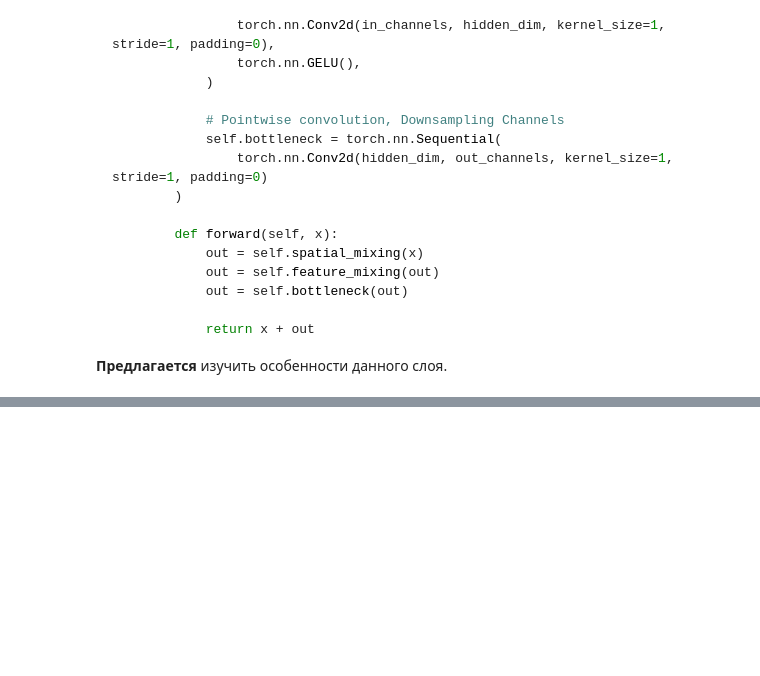
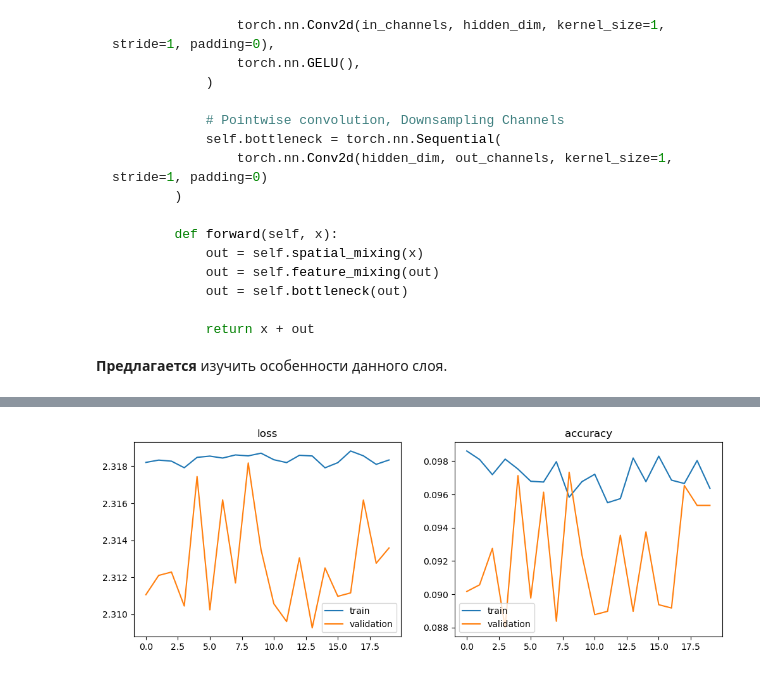
Before and after one commit to millcake666/cv-7-sem, a Jupyter notebook: task_4/WS4_Make_CNN_Better.ipynb, the cells around one changed output, grey strips where cells are left out. Drawn from its saved outputs; the diff is of its cells as text; code cells hidden in the pictures; blank space fills up the shorter version.

```diff
--- a/task_4/WS4_Make_CNN_Better.ipynb
+++ b/task_4/WS4_Make_CNN_Better.ipynb
@@ -829,0 +1153,38 @@ __Предлагается__ изучить особенности данног
+# %%
+model = LeNet(3, 10, dropout=0.5)
+summary(model, input_size=(1, 3, 32, 32))
+
+EPOCHS = 20
+train_loss = torch.zeros(EPOCHS)
+valid_loss = torch.zeros(EPOCHS)
+train_acc  = torch.zeros(EPOCHS)
+valid_acc  = torch.zeros(EPOCHS)
+best_valid_loss = float('inf')
+best_epoch = 0
+
+for epoch in trange(EPOCHS, desc="Epochs"):
+    start_time = time.monotonic()
+    train_loss[epoch], train_acc[epoch] = train(model,
+                                                trainloader,
+                                                optimizer,
+                                                criterion,
+                                                metric,
+                                                device)
+    scheduler.step()
+    valid_loss[epoch], valid_acc[epoch] = evaluate(model,
+                                                   validloader,
+                                                   criterion,
+                                                   metric,
+                                                   device)
+    if valid_loss[epoch] < best_valid_loss:
+        best_valid_loss = valid_loss[epoch]
+        best_epoch = epoch
+        torch.save(model.state_dict(), 'best_convnext_model.pt')
+    epoch_mins, epoch_secs = epoch_time(start_time, time.monotonic())
+    if epoch % 2 == 1:
+        print(f'Epoch: {epoch + 1:02} | Epoch Time: {epoch_mins}m {epoch_secs}s')
+        print(f'\tTrain Loss: {train_loss[epoch]:.3f} | Train Acc: {train_acc[epoch] * 100:.2f}%')
+        print(f'\t Val. Loss: {valid_loss[epoch]:.3f} |  Val. Acc: {valid_acc[epoch] * 100:.2f}%')
+
+plot_results(train_loss, valid_loss, train_acc, valid_acc)
+# %% [output]
@@ -830,3 +1221,4 @@ __Предлагается__ изучить особенности данног
+[figure, added]
 # %% [markdown]
 __4.__ Часто к стандартным блокам сверточной сети добовляют блоки внимания, одна из самых простых реализаций такого блока, в тоже время одна из лучших реализаций блока - это `Squeeze and excitation block`. [Типичная структура](https://amaarora.github.io/posts/2020-07-24-SeNet.html) блока без использования остаточных связей показана ниже:
 <img src="https://amaarora.github.io/images/senet_block.png" with="500px">
```
Also changed, not shown: parts of 17 cells of this notebook.
